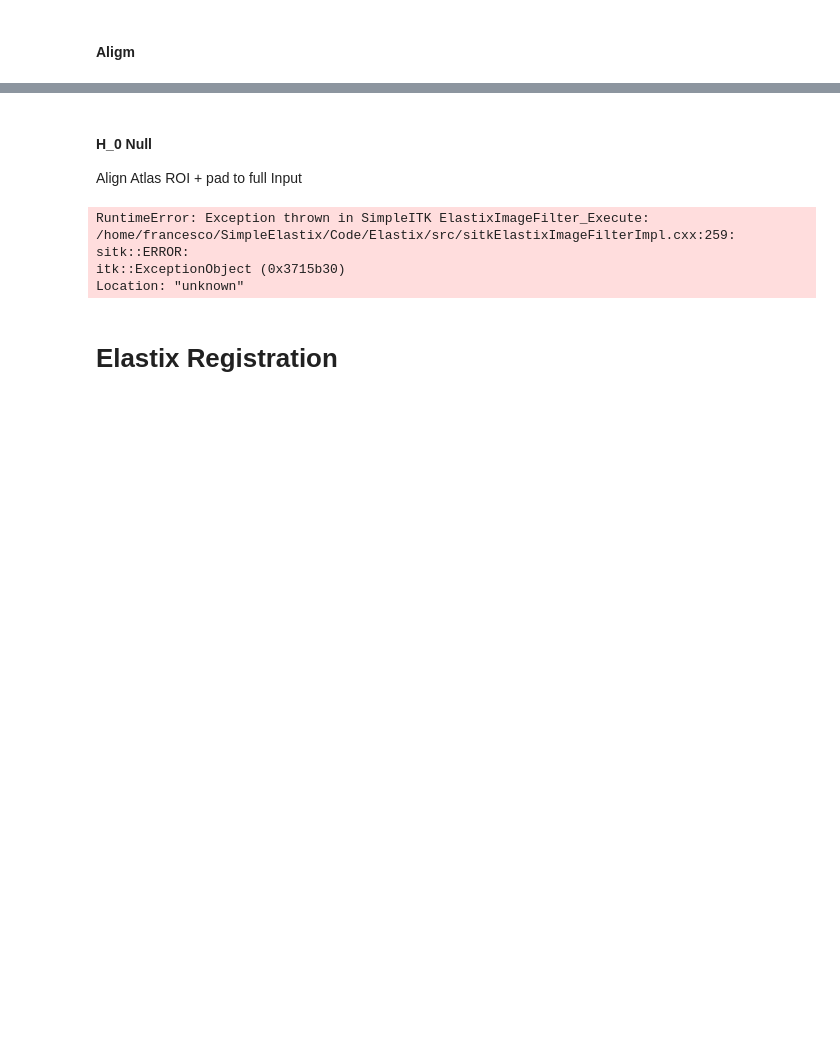
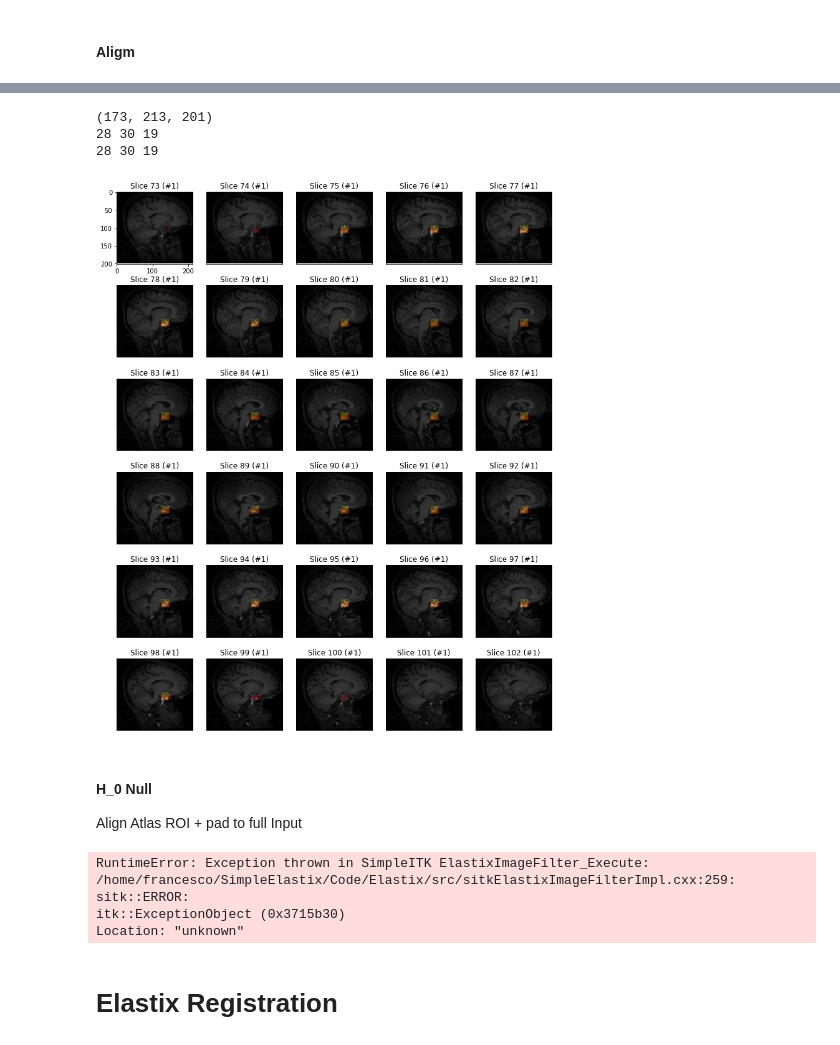
Before and after one commit to RGologorsky/DeepPit, a Jupyter notebook: 1 - Cascaded.ipynb, the cells around one changed output, grey strips where cells are left out. Cells and saved outputs as stored; diff of their text form; code cells hidden in the pictures; blank space fills up the shorter version.

```diff
--- a/1 - Cascaded.ipynb
+++ b/1 - Cascaded.ipynb
@@ -739,0 +757,12 @@ viz_axis(np_arr = cascade_input_arr, \
+# %%
+def get_offset(coords):
+    imin, imax, jmin, jmax, kmin, kmax = coords
+    return imin, jmin, kmin
+
+def coords2pts(coords):
+    imin, imax, jmin, jmax, kmin, kmax = coords
+    return imin, jmin, kmin, imax, jmax, kmax
+
+def pts2coords(coords):
+    imin, jmin, kmin, imax, jmax, kmax = coords
+    return imin, imax, jmin, jmax, kmin, kmax
@@ -739,0 +820,12 @@ viz_axis(np_arr = cascade_input_arr, \
+# %%
+offset_pts = get_offset(cascade_input_pad_coords) * 2 # imin, jmin, kmin
+coords_pts = coords2pts(cascade_pred_bbox_coords)
+#full_input_mr_coords = [coord + offset for coord, offset in zip(coords_pts, offset_pts)]
+
+
+full_pred_mr_coords = pts2coords([coord + offset for coord, offset in zip(coords_pts, offset_pts)])
+print("Input Original"); print_bbox(*resampled_input_bbox_coords); print();
+print("Pred Full Cascade"); print_bbox(*full_pred_mr_coords); print();
+print("Input Full Cascade"); print_bbox(*full_input_mr_coords); print();
+print("Input Cascade"); print_bbox(*cascade_input_bbox_coords); print();
+print("Input Pred"); print_bbox(*cascade_pred_bbox_coords); print();
@@ -740,3 +852,28 @@ viz_axis(np_arr = cascade_input_arr, \
+# %%
+full_cascade_pred_mask_arr = np.full(resampled_input_mask_arr.shape, False)
+print(full_cascade_pred_mask_arr.shape)
+
+imin, imax, jmin, jmax, kmin, kmax = full_pred_mr_coords
+cimin, cimax, cjmin, cjmax, ckmin, ckmax = cascade_pred_bbox_coords
+
+print(imax-imin, jmax-jmin, kmax-kmin)
+print(cimax-cimin, cjmax-cjmin, ckmax-ckmin)
+
+full_cascade_pred_mask_arr[imin:imax, jmin:jmax, kmin:kmax] = cascade_pred_mask_arr[cimin:cimax, cjmin:cjmax, ckmin:ckmax]
+# %% [output]
+(173, 213, 201)
+28 30 19
+28 30 19
+# %%
+full_cascade_input_slice_range = lrange(73,103)
+viz_axis(np_arr = resampled_input_arr, \
+        bin_mask_arr  = resampled_input_mask_arr, color1 = "yellow", alpha1=0.3, \
+        bin_mask_arr2  = full_cascade_pred_mask_arr, color2 = "red", alpha2=0.3, \
+        slices=full_cascade_input_slice_range, fixed_axis=0, \
+        axis_fn = np.rot90, \
+        grid = [6, 5], hspace=0.3, fig_mult=2)
+# %% [output]
+[figure, added]
 # %% [markdown]
 #### H_0 Null
 
```
Also changed, not shown: parts of 15 cells of this notebook, 6 other files.
